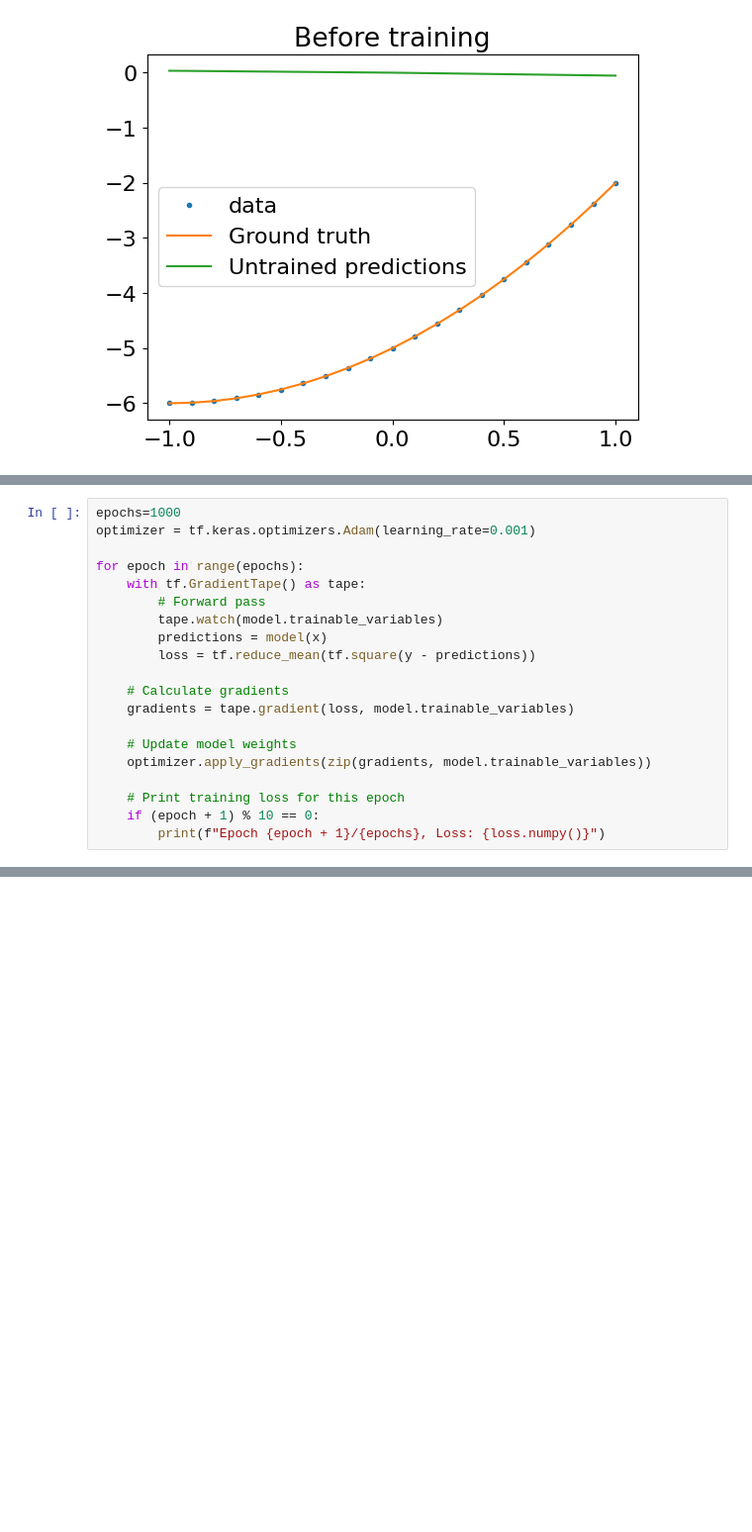
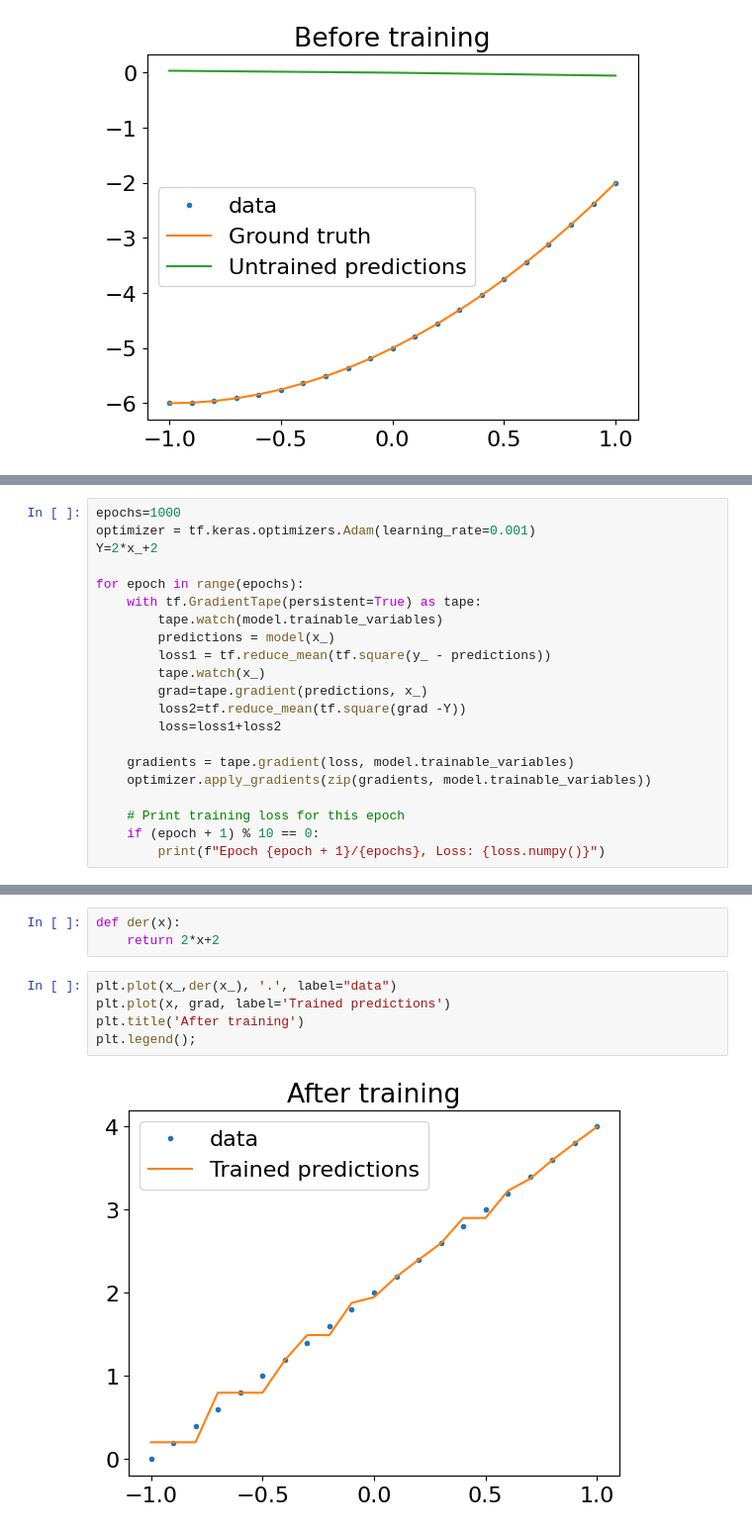
Before and after one commit to biondo999/napde_project, a Jupyter notebook: new_start/working_simple_loss.ipynb, the cells around one changed output, grey strips where cells are left out. Shown at 99% size. Drawn from its saved outputs; the diff is of its cells as text; blank space fills up the shorter version.

```diff
--- a/new_start/working_simple_loss.ipynb
+++ b/new_start/working_simple_loss.ipynb
@@ -189,18 +219,19 @@ plt.legend();
 # %%
 epochs=1000
 optimizer = tf.keras.optimizers.Adam(learning_rate=0.001)
+Y=2*x_+2
 
 for epoch in range(epochs):
-    with tf.GradientTape() as tape:
-        # Forward pass
+    with tf.GradientTape(persistent=True) as tape:
         tape.watch(model.trainable_variables)
-        predictions = model(x)
-        loss = tf.reduce_mean(tf.square(y - predictions))
+        predictions = model(x_)
+        loss1 = tf.reduce_mean(tf.square(y_ - predictions))
+        tape.watch(x_)
+        grad=tape.gradient(predictions, x_)
+        loss2=tf.reduce_mean(tf.square(grad -Y))
+        loss=loss1+loss2
 
-    # Calculate gradients
     gradients = tape.gradient(loss, model.trainable_variables)
-
-    # Update model weights
     optimizer.apply_gradients(zip(gradients, model.trainable_variables))
 
     # Print training loss for this epoch
@@ -233,0 +265,10 @@ plt.legend();
+# %%
+def der(x):
+    return 2*x+2
+# %%
+plt.plot(x_,der(x_), '.', label="data")
+plt.plot(x, grad, label='Trained predictions')
+plt.title('After training')
+plt.legend();
+# %% [output]
+[figure, added]
```
Also changed, not shown: parts of 10 cells of this notebook, 1 other file.
